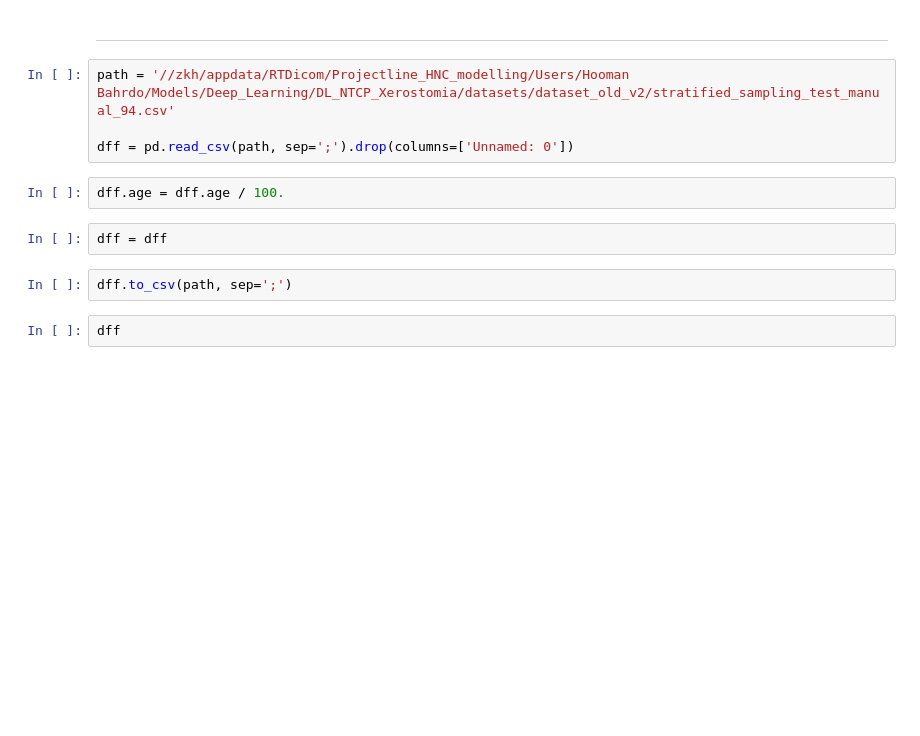
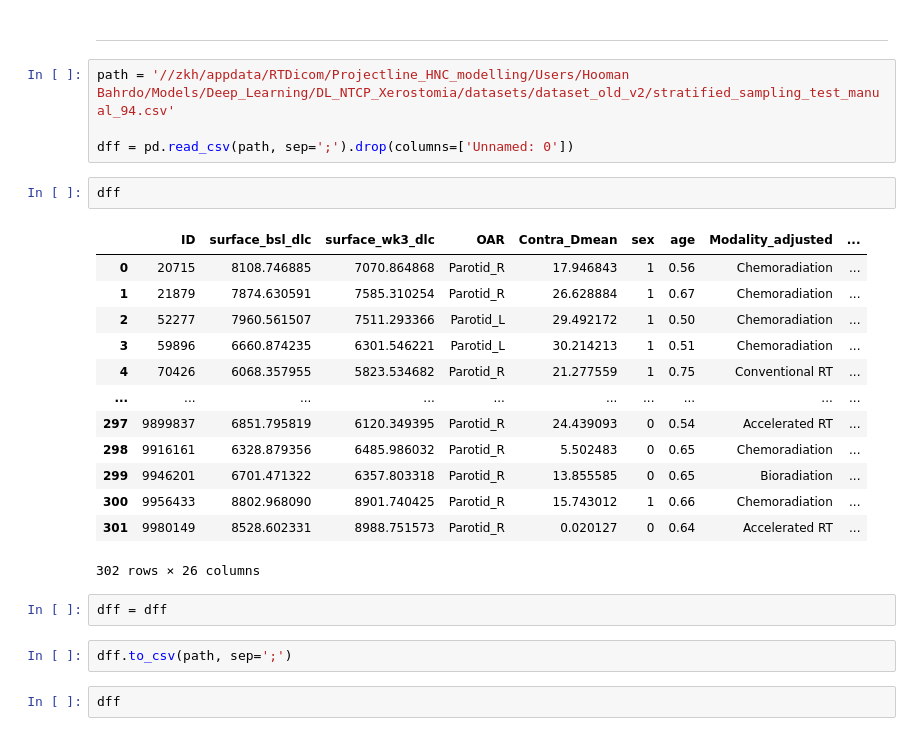
Before and after one commit to hooman-b/Xrostomia_ML_Pipeline, a Jupyter notebook: WeeklyCTs_collection/Analyzing_notebook.ipynb, the cells around one changed output. Cells and saved outputs as stored; diff of their text form; blank space fills up the shorter version.

```diff
--- a/WeeklyCTs_collection/Analyzing_notebook.ipynb
+++ b/WeeklyCTs_collection/Analyzing_notebook.ipynb
@@ -547,8 +676,22 @@ week_df = get_a_week_information(df, weeklyct_df, 'week6')
 path = '//zkh/appdata/RTDicom/Projectline_HNC_modelling/Users/Hooman Bahrdo/Models/Deep_Learning/DL_NTCP_Xerostomia/datasets/dataset_old_v2/stratified_sampling_test_manual_94.csv'
 
 dff = pd.read_csv(path, sep=';').drop(columns=['Unnamed: 0'])
-# %%
-dff.age = dff.age / 100.
+# %%
+dff
+# %% [output]
+|  | ID | surface_bsl_dlc | surface_wk3_dlc | OAR | Contra_Dmean | sex | age | Modality_adjusted | ... |
+| 0 | 20715 | 8108.746885 | 7070.864868 | Parotid_R | 17.946843 | 1 | 0.56 | Chemoradiation | ... |
+| 1 | 21879 | 7874.630591 | 7585.310254 | Parotid_R | 26.628884 | 1 | 0.67 | Chemoradiation | ... |
+| 2 | 52277 | 7960.561507 | 7511.293366 | Parotid_L | 29.492172 | 1 | 0.50 | Chemoradiation | ... |
+| 3 | 59896 | 6660.874235 | 6301.546221 | Parotid_L | 30.214213 | 1 | 0.51 | Chemoradiation | ... |
+| 4 | 70426 | 6068.357955 | 5823.534682 | Parotid_R | 21.277559 | 1 | 0.75 | Conventional RT | ... |
+| ... | ... | ... | ... | ... | ... | ... | ... | ... | ... |
+| 297 | 9899837 | 6851.795819 | 6120.349395 | Parotid_R | 24.439093 | 0 | 0.54 | Accelerated RT | ... |
+| 298 | 9916161 | 6328.879356 | 6485.986032 | Parotid_R | 5.502483 | 0 | 0.65 | Chemoradiation | ... |
+| 299 | 9946201 | 6701.471322 | 6357.803318 | Parotid_R | 13.855585 | 0 | 0.65 | Bioradiation | ... |
+| 300 | 9956433 | 8802.968090 | 8901.740425 | Parotid_R | 15.743012 | 1 | 0.66 | Chemoradiation | ... |
+| 301 | 9980149 | 8528.602331 | 8988.751573 | Parotid_R | 0.020127 | 0 | 0.64 | Accelerated RT | ... |
+302 rows × 26 columns
 # %%
 dff = dff
 # %%
```
Also changed, not shown: parts of 14 cells of this notebook.
